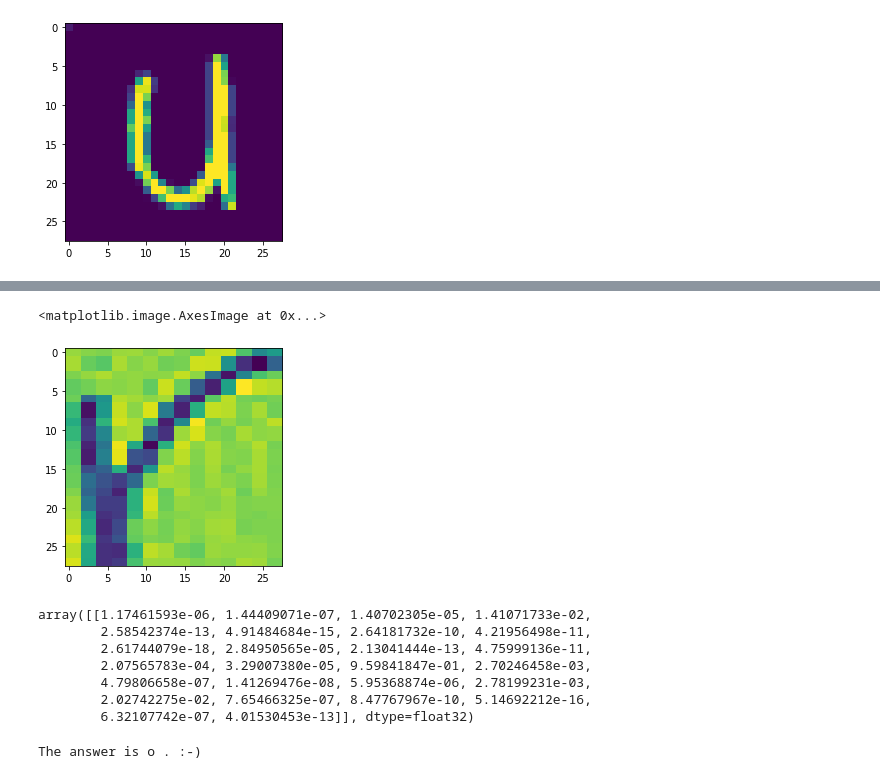
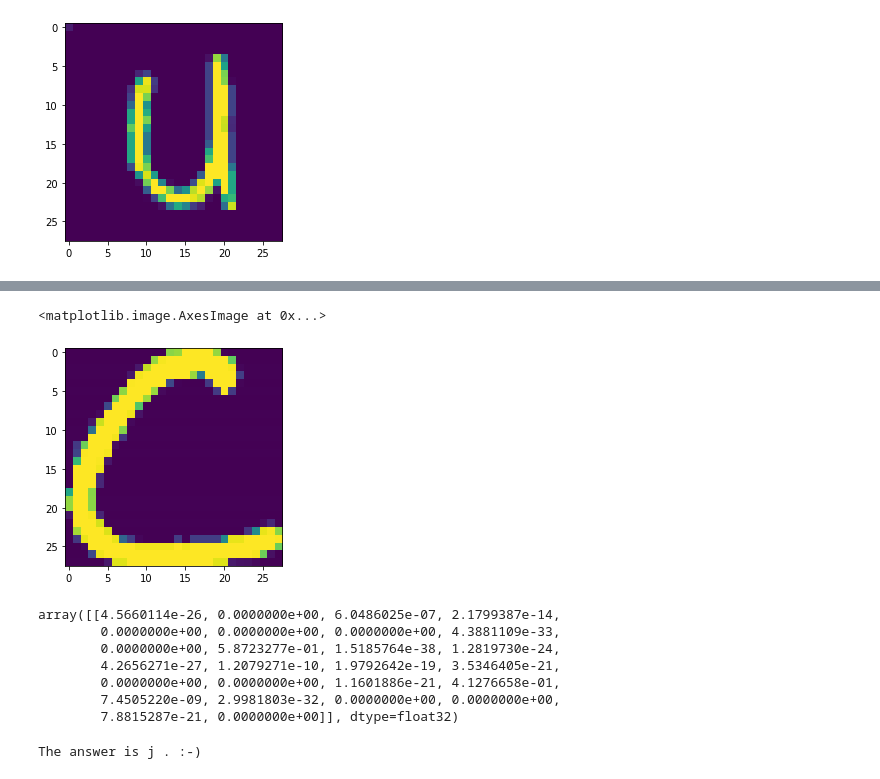
Before and after one commit to chintan-27/HandwrittenLetterRecognition, a Jupyter notebook: LetterRecognitionModel.ipynb, the cells around one changed output, grey strips where cells are left out. Saved outputs shown, nothing was run; the diff lists cells and outputs as text; code cells hidden in the pictures.

```diff
--- a/LetterRecognitionModel.ipynb
+++ b/LetterRecognitionModel.ipynb
@@ -320,18 +320,20 @@ array([[[[0.07843138],
 # %%
 import cv2
 from tensorflow.keras.preprocessing import image
-img = image.load_img("subimage/21.png", target_size=(28, 28))
+img = image.load_img("subimage/one.png", target_size=(28, 28))
+img = np.invert(img)
+
 img_tensor = image.img_to_array(img)
 # img_tensor = cv2.cvtColor(img_tensor, cv2.COLOR_BGR2GRAY)
 
 img_tensor = np.expand_dims(img_tensor, axis=0)
 img_tensor = img_tensor[:,:,:,:1]
 img_tensor /= 255
 # plt.imshow(img_tensor)
 plt.imshow(img_tensor.reshape(28,28))
 # %% [output]
 <matplotlib.image.AxesImage at 0x...>
-[figure, old version]
+[figure, new version]
 # %%
 from tensorflow.keras.models import load_model
 
@@ -339,13 +341,13 @@ model = load_model("Model.h5")
 prediction=model.predict(img_tensor)
 prediction
 # %% [output]
-array([[1.17461593e-06, 1.44409071e-07, 1.40702305e-05, 1.41071733e-02,
-        2.58542374e-13, 4.91484684e-15, 2.64181732e-10, 4.21956498e-11,
-        2.61744079e-18, 2.84950565e-05, 2.13041444e-13, 4.75999136e-11,
-        2.07565783e-04, 3.29007380e-05, 9.59841847e-01, 2.70246458e-03,
-        4.79806658e-07, 1.41269476e-08, 5.95368874e-06, 2.78199231e-03,
-        2.02742275e-02, 7.65466325e-07, 8.47767967e-10, 5.14692212e-16,
-        6.32107742e-07, 4.01530453e-13]], dtype=float32)
+array([[4.5660114e-26, 0.0000000e+00, 6.0486025e-07, 2.1799387e-14,
+        0.0000000e+00, 0.0000000e+00, 0.0000000e+00, 4.3881109e-33,
+        0.0000000e+00, 5.8723277e-01, 1.5185764e-38, 1.2819730e-24,
+        4.2656271e-27, 1.2079271e-10, 1.9792642e-19, 3.5346405e-21,
+        0.0000000e+00, 0.0000000e+00, 1.1601886e-21, 4.1276658e-01,
+        7.4505220e-09, 2.9981803e-32, 0.0000000e+00, 0.0000000e+00,
+        7.8815287e-21, 0.0000000e+00]], dtype=float32)
 # %%
 #Preparation for this predction.
 alphabets="abcdefghijklmnopqrstuvwxyz"
@@ -357,6 +359,6 @@ dic = dict(zip(list1, list2))
 #Let's check the result.
 print("The answer is",dic[np.argmax(prediction)],". :-)")
 # %% [output]
-The answer is o . :-)
+The answer is j . :-)
 # %%
 model.save("Model.h5")
```
Also changed, not shown: 3 other files.
